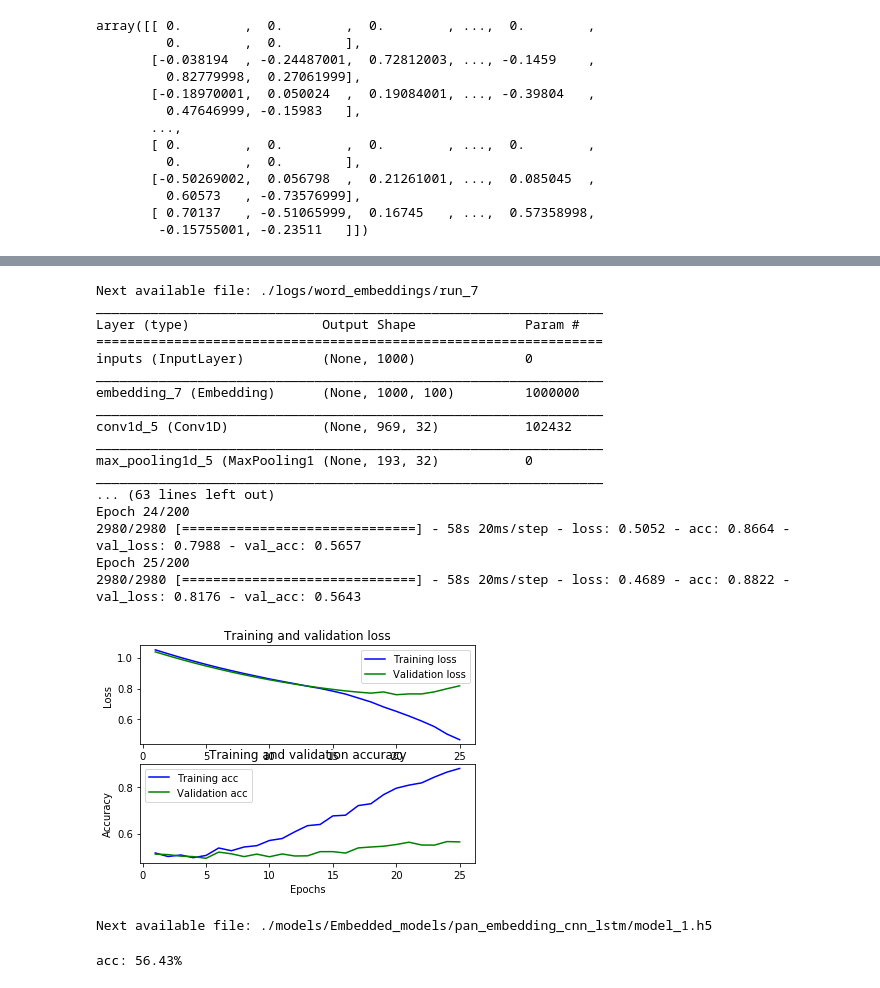
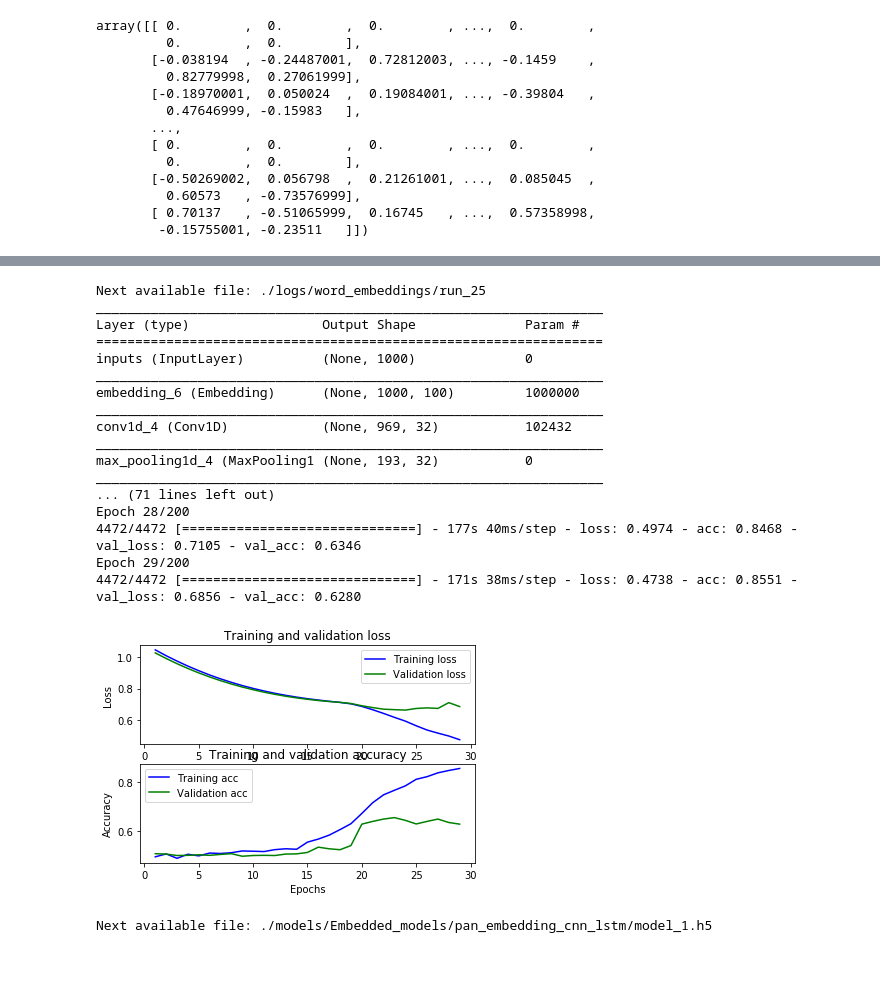
Before and after one commit to Jubke/AATM, a Jupyter notebook: LSTM-dataset_2.ipynb, the cells around one changed output, grey strips where cells are left out. Cells and saved outputs as stored; diff of their text form; code cells hidden in the pictures.

```diff
--- a/LSTM-dataset_2.ipynb
+++ b/LSTM-dataset_2.ipynb
@@ -223,3 +212,16 @@ print("Anzahl Token n:",val_text.shape[1])
 # %% [output]
 Anzahl Dokument m: 1492
 Anzahl Token n: 1000
+# %%
+#Pan2018 test data
+test_data = load_pan_data('test')
+test_text=test_data.text
+test_label=test_data.label
+
+#Tokenizing and Indexing
+test_text = tok.texts_to_sequences(test_text)
+#Padding
+test_text = sequence.pad_sequences(test_text, maxlen=max_len)
+# Size
+print("Anzahl Dokument m:",test_text.shape[0])
+print("Anzahl Token n:",test_text.shape[1])
@@ -225,0 +231,6 @@ Anzahl Token n: 1000
+# %%
+# Concatenate the training and the validiation data to increase the number of training data
+pan_text=np.concatenate([pan_text,val_text])
+pan_label=np.concatenate([pan_label,val_label])
+print("Anzahl Dokument m:",pan_text.shape[0])
+print("Anzahl Token n:",pan_text.shape[1])
@@ -1169,55 +1179,49 @@ history = model.fit(
     batch_size=settings['batch_size'],
     epochs=settings['epochs'],
     validation_data=(
-        val_text,
+        test_text,
         [
-            val_label,
+            test_label,
         ],
     ),
     callbacks=[
         EarlyStopping(
             monitor=settings['early_stop.monitor'],
             min_delta=settings['early_stop.min_delta'],
             patience=settings['early_stop.patience']
         ),
         TensorBoardLogger(
             log_dir=settings['folder'],
             histogram_freq=0,
             batch_size=settings['batch_size'],
             write_graph=False,
             settings_str_to_log=json.dumps(settings, ensure_ascii=False)
         )
     ]
 )
 
 draw_history(history)
 # %% [output]
-Next available file: ./logs/word_embeddings/run_7
+Next available file: ./logs/word_embeddings/run_25
 _________________________________________________________________
 Layer (type)                 Output Shape              Param #
 =================================================================
 inputs (InputLayer)          (None, 1000)              0
 _________________________________________________________________
-embedding_7 (Embedding)      (None, 1000, 100)         1000000
+embedding_6 (Embedding)      (None, 1000, 100)         1000000
 _________________________________________________________________
-conv1d_5 (Conv1D)            (None, 969, 32)           102432
+conv1d_4 (Conv1D)            (None, 969, 32)           102432
 _________________________________________________________________
-max_pooling1d_5 (MaxPooling1 (None, 193, 32)           0
+max_pooling1d_4 (MaxPooling1 (None, 193, 32)           0
 _________________________________________________________________
-... (63 lines left out)
-Epoch 24/200
-2980/2980 [==============================] - 58s 20ms/step - loss: 0.5052 - acc: 0.8664 - val_loss: 0.7988 - val_acc: 0.5657
-Epoch 25/200
-2980/2980 [==============================] - 58s 20ms/step - loss: 0.4689 - acc: 0.8822 - val_loss: 0.8176 - val_acc: 0.5643
+... (71 lines left out)
+Epoch 28/200
+4472/4472 [==============================] - 177s 40ms/step - loss: 0.4974 - acc: 0.8468 - val_loss: 0.7105 - val_acc: 0.6346
+Epoch 29/200
+4472/4472 [==============================] - 171s 38ms/step - loss: 0.4738 - acc: 0.8551 - val_loss: 0.6856 - val_acc: 0.6280
-[figure, old version]
+[figure, new version]
 # %%
 # Run this to save a model after training
 model.save(aatm_support.next_file('./models/Embedded_models/pan_embedding_cnn_lstm/model', '.h5'))
 # %% [output]
 Next available file: ./models/Embedded_models/pan_embedding_cnn_lstm/model_1.h5
-# %%
-# Test model on pan2018 data
-scores = model.evaluate(val_text, val_label, verbose=0)
-print("%s: %.2f%%" % (model.metrics_names[1], scores[1]*100))
-# %% [output]
-acc: 56.43%
```
Also changed, not shown: parts of 33 cells of this notebook.
